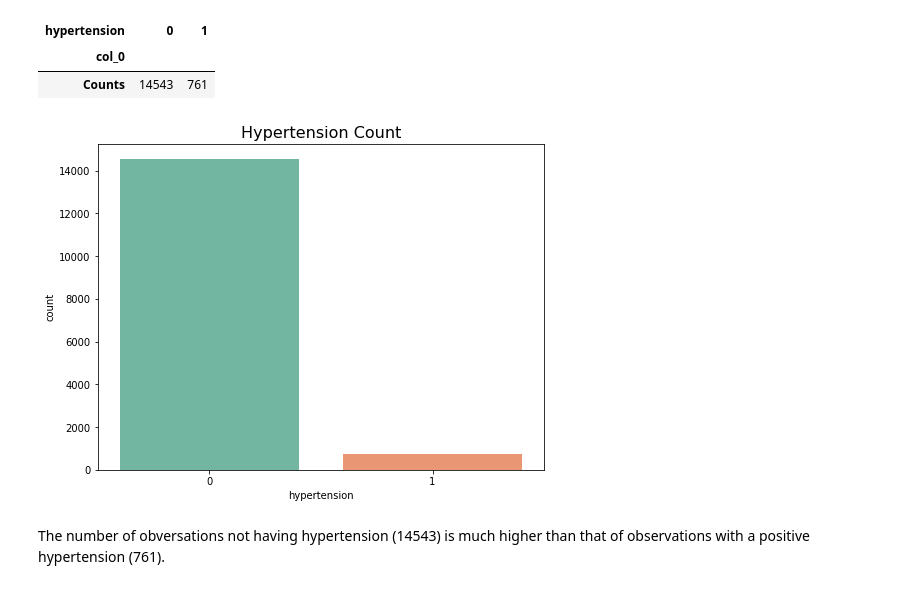
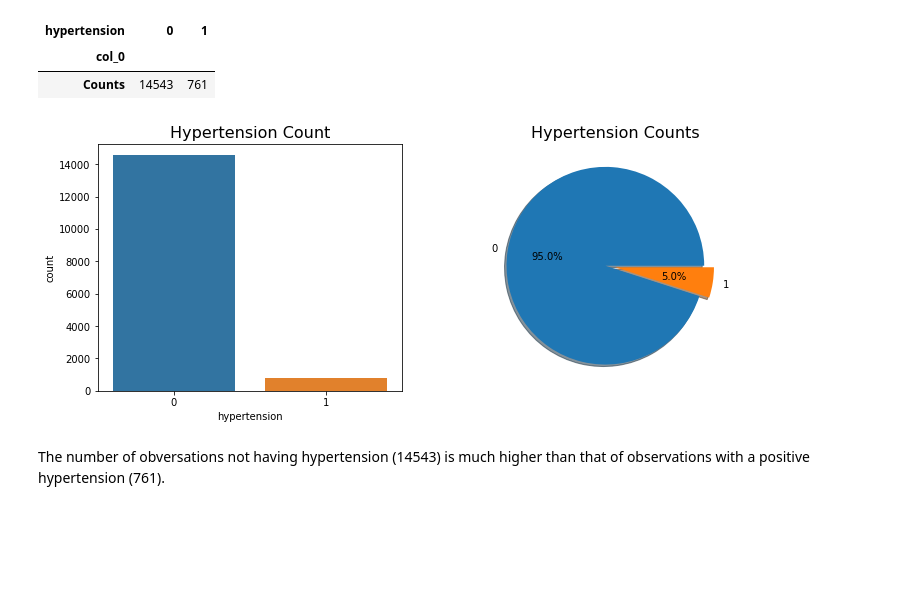
Before and after one commit to hikmatullah-mohammadi/Stroke-probability-prediction, a Jupyter notebook: ps-s3-ep2-modeling-eda.ipynb, the cells around one changed output. Drawn from its saved outputs; the diff is of its cells as text; code cells hidden in the pictures; blank space fills up the shorter version.

```diff
--- a/ps-s3-ep2-modeling-eda.ipynb
+++ b/ps-s3-ep2-modeling-eda.ipynb
@@ -157,6 +157,20 @@ In this section, we will first go through all features one by one, and then we w
 # %% [markdown]
 <a id='3-1'></a>
 ## 3.1- Looking at features individually
+# %%
+# funtion to draw a pie plot regarding a features counts
+def draw_count_pie(df, feature):
+    explode = [0]*df[feature].value_counts().shape[0]
+    explode[0] = 0.1
+    plt.pie(
+        x = df[feature].value_counts(),
+        labels=df[feature].value_counts().index,
+        autopct='%1.1f%%',
+        explode=explode,
+        shadow=True,
+        startangle=0
+    )
+    plt.title(f'{feature.title()} Counts', fontdict={'fontsize': 16})
 # %% [markdown]
 **Let's look at *Gender* feature**
 # %%
@@ -235,13 +255,19 @@ pd.crosstab(
 | Counts | 14543 | 761 |
 # %%
 # hypertension count visualization
-plt.figure(figsize=(8, 6))
+plt.figure(figsize=(12, 10))
 
+plt.subplot(2, 2, 1)
 ax = sns.countplot(df_train['hypertension'])
 ax.set_title('Hypertension Count', fontdict={'fontsize': 16})
+
+plt.subplot(2, 2, 2)
+
+draw_count_pie(df_train, 'hypertension')
+
 plt.show()
 # %% [output]
-[figure, old version]
+[figure, new version]
 # %% [markdown]
 The number of obversations not having hypertension (14543) is much higher than that of observations with a positive hypertension (761).
 # %% [markdown]
```
Also changed, not shown: parts of 20 cells of this notebook.
